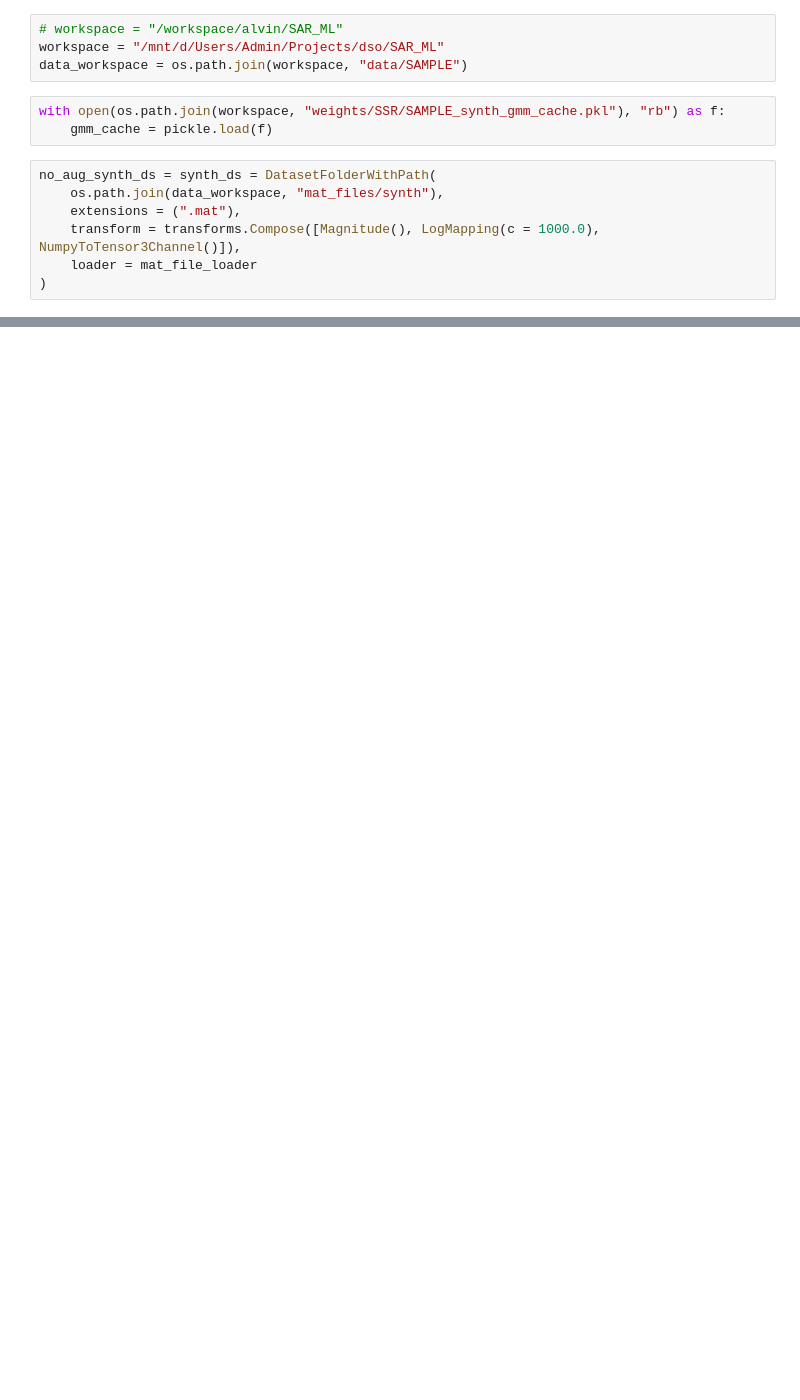
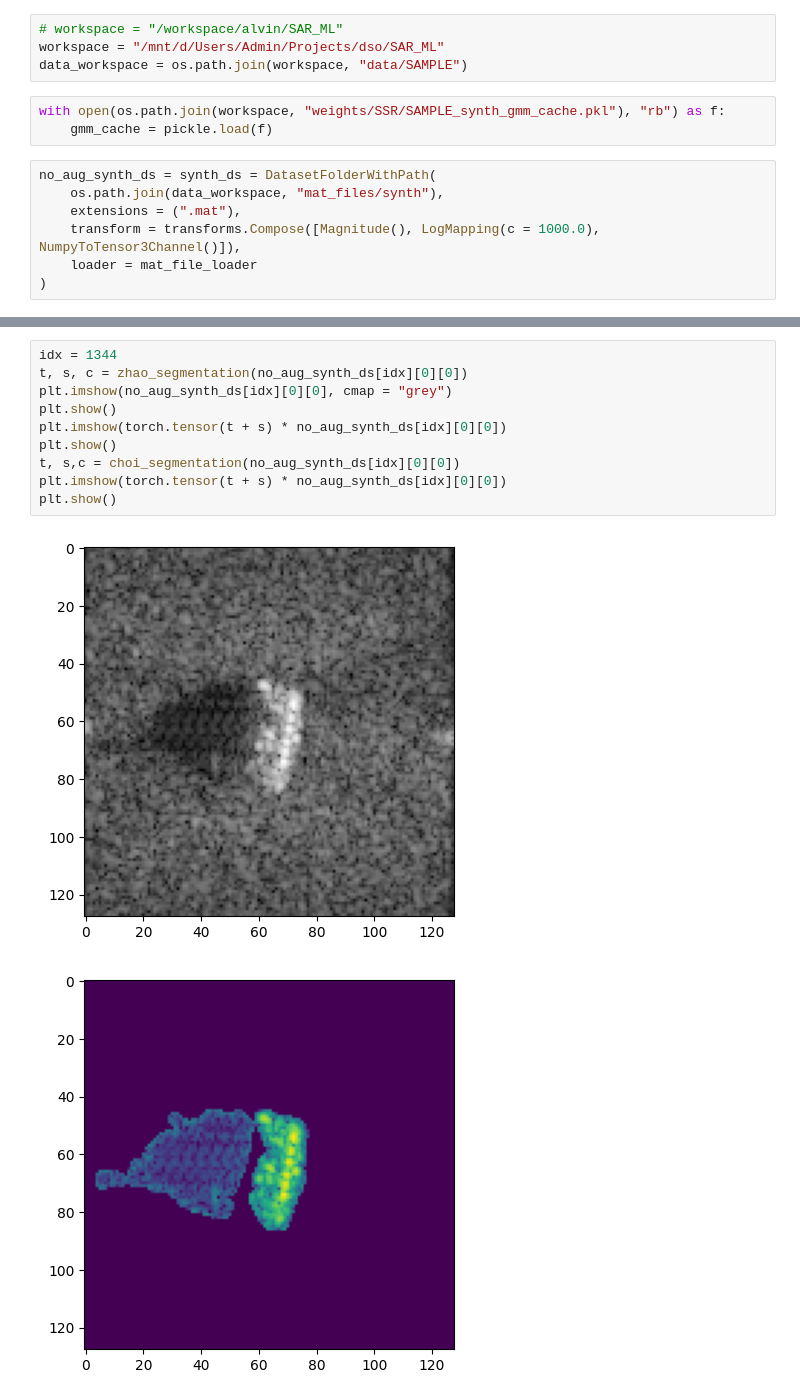
Before and after one commit to alvin-ng44/SAR_ML, a Jupyter notebook: notebooks/SSR/Segmentation/Zhao/zhao_for_synth.ipynb, the cells around one changed output, grey strips where cells are left out. Cells and saved outputs as stored; diff of their text form; blank space fills up the shorter version.

Commit message:
Added zhao segmentation -lambda

```diff
--- a/notebooks/SSR/Segmentation/Zhao/zhao_for_synth.ipynb
+++ b/notebooks/SSR/Segmentation/Zhao/zhao_for_synth.ipynb
@@ -27,0 +94,13 @@ no_aug_synth_ds = synth_ds = DatasetFolderWithPath(
+# %%
+idx = 1344
+t, s, c = zhao_segmentation(no_aug_synth_ds[idx][0][0])
+plt.imshow(no_aug_synth_ds[idx][0][0], cmap = "grey")
+plt.show()
+plt.imshow(torch.tensor(t + s) * no_aug_synth_ds[idx][0][0])
+plt.show()
+t, s,c = choi_segmentation(no_aug_synth_ds[idx][0][0])
+plt.imshow(torch.tensor(t + s) * no_aug_synth_ds[idx][0][0])
+plt.show()
+# %% [output]
+[figure, added]
+[figure, added]
```
Also changed, not shown: parts of 3 cells of this notebook, 3 other files.
